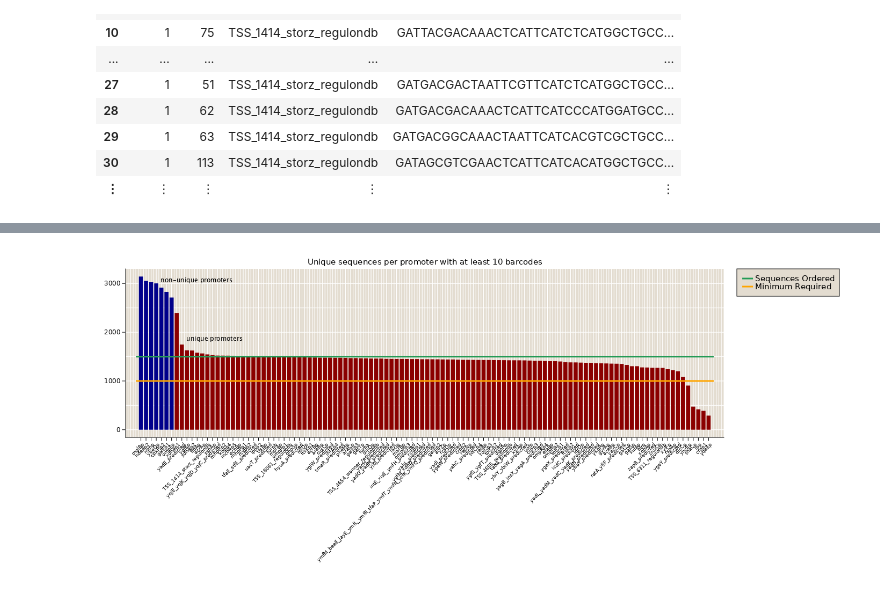
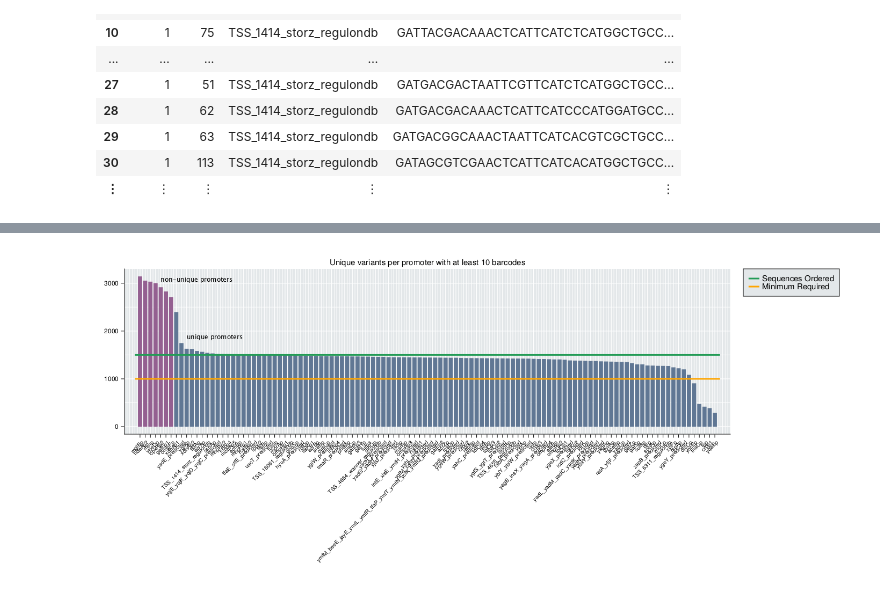
Before and after one commit to RPGroup-PBoC/Reg-Seq-2, a Jupyter notebook: code/processing/20220514_mapping/mapping_aligned_promoters.ipynb, the cells around one changed output, grey strips where cells are left out. Cells and saved outputs as stored; diff of their text form; code cells hidden in the pictures.

```diff
--- a/code/processing/20220514_mapping/mapping_aligned_promoters.ipynb
+++ b/code/processing/20220514_mapping/mapping_aligned_promoters.ipynb
@@ -81,0 +43,2 @@ df.promoter_seq |> unique
+# %%
+df_wt = df_seqs[1:1501:119*1501, :]
@@ -114,70 +105,132 @@ insertcols!(df_bc, 1, :thresh => map(x -> x > 9, df_bc.nrow))
 # %%
+# Only keep variants that pass threshold
 df_thresh = df_bc[df_bc.thresh .== 1, :]
 
+# function to count unique entries
 num_unique(x) = length(unique(x))
 
+# Count unique variants per promoter
+df_unique = combine(groupby(df_thresh, :name), :promoter => num_unique)
 
-df_unique = combine(groupby(df_thresh, :name), :promoter => num_unique);
-df_unique = df_unique[df_unique.name .!= "None", :]
+# Sort by number of variants
 sort!(df_unique, :promoter_num_unique, rev=true)
 
 # Remove empty ones
 df_unique = df_unique[map(x -> x ∉  ["galEp", "ybeDp2"], df_unique.name), :]
 
+# Initate figure
 fig = Figure(resolution=(1400, 600))
 ax = Axis(fig[1,1])
 
+# Color promotes that have two versions
 color = map(x -> x in ["mglBp", "hdeAp2", "mtnp", "ybeDp", "cpxRp2", "galEp1", "ompFp"], df_unique.name)
 
+# Plot counts
 barplot!(
     ax,
     1:nrow(df_unique),
     df_unique.promoter_num_unique,
     color=color,
-    colormap=:redsblues
+    colormap=[
+        "#607794",
+        "#946091"
+        ]
 )
 
+# =Label plot
 ax.xticks = (1:nrow(df_unique), df_unique.name)
 ax.xticklabelrotation = pi/4
 ax.yticklabelsize = 12
-#ax.ylabel = "Unique sequences per promoter"
-ax.title = "Unique sequences per promoter with at least 10 barcodes"
+ax.title = "Unique variants per promoter with at least 10 barcodes"
 ax.titlesize=15
 xlims!(-2, nrow(df_unique)+3)
 
-maxi = lines!(ax, [0, nrow(df_unique)+1], [1500, 1500], color="#239b56", linewidth=3)
-mini = lines!(ax, [0, nrow(df_unique)+1], [1000, 1000], color="orange", linewidth=3)
+maxi = lines!(
+    ax,
+    [0, nrow(df_unique)+1],
+    [1500, 1500],
+    color="#239b56",
+    linewidth=3
+    )
+
+mini = lines!(
+    ax,
+    [0, nrow(df_unique)+1],
+    [1000, 1000],
+    color="orange",
+    linewidth=3
+    )
+
 Legend(
     fig[1, 2],
     [maxi, mini],
     ["Sequences Ordered", "Minimum Required"],
     valign = :top,
     labelsize=15
 )
 
-text!(ax, "non-unique promoters", position=(5, 3000), textsize=12, font="Lucida Sans")
-text!(ax, "unique promoters", position=(10, 1800), textsize=12, font="Lucida Sans")
+text!(
+    ax,
+    "non-unique promoters",
+    position=(5, 3000),
+    textsize=12,
+    font="Lucida Sans"
+    )
+
+text!(
+    ax,
+    "unique promoters",
+    position=(10, 1800),
+    textsize=12,
+    font="Lucida Sans"
+    )
+
 save("../../../figures/unique_bc_prom.pdf", fig)
 display(fig)
 
+# Number of positions to check for gc content
+gc_l = 15
+insertcols!(
+    df_unique,
+    2,
+    :wt_sequence => [df_wt[df_wt.promoter .== x, :promoter_seq][1] for x in df_unique.name]
+    )
 
-gc_l = 8
-insertcols!(df_unique, 2, :wt_sequence => [df_wt[df_wt.promoter .== x, :promoter_seq][1] for x in df_unique.name])
-insertcols!(df_unique, 2, :gc_content => [gc_content(x[1:gc_l]) for x in df_unique.wt_sequence])
+insertcols!(
+    df_unique,
+    2,
+    :gc_content => [gc_content(x[1:gc_l]) for x in df_unique.wt_sequence]
+    )
 
 fig = Figure(resolution=(500, 400))
 ax = Axis(fig[1, 1])
-scatter!(ax, df_unique.gc_content, df_unique.promoter_num_unique, markersize=8, color="white", strokewidth=1, strokecolor="black")
+
+scatter!(
+    ax,
+    df_unique.gc_content,
+    df_unique.promoter_num_unique,
+    markersize=8,
+    color="white",
+    strokewidth=1,
+    strokecolor="black"
+    )
+
 ax.ylabel = "Unique Variants"
 ax.xlabel = "GC content in first $(gc_l) positions"
 ylims!(ax, -100, 2500)
 
 for i in 1:nrow(df_unique)
     if df_unique[i, :promoter_num_unique] < 1000
-        text!(ax, df_unique[i, :name], position=(df_unique[i, :gc_content], df_unique[i, :promoter_num_unique]), textsize=8, font="Lucida Sans")
+        text!(
+            ax,
+            df_unique[i, :name],
+            position=(df_unique[i, :gc_content], df_unique[i, :promoter_num_unique]),
+            textsize=8,
+            font="Lucida Sans"
+            )
     end
 end
 
 display(fig)
 # %% [output]
-[figure, old version]
+[figure, new version]
```
Also changed, not shown: parts of 23 cells of this notebook, 4 other files.
